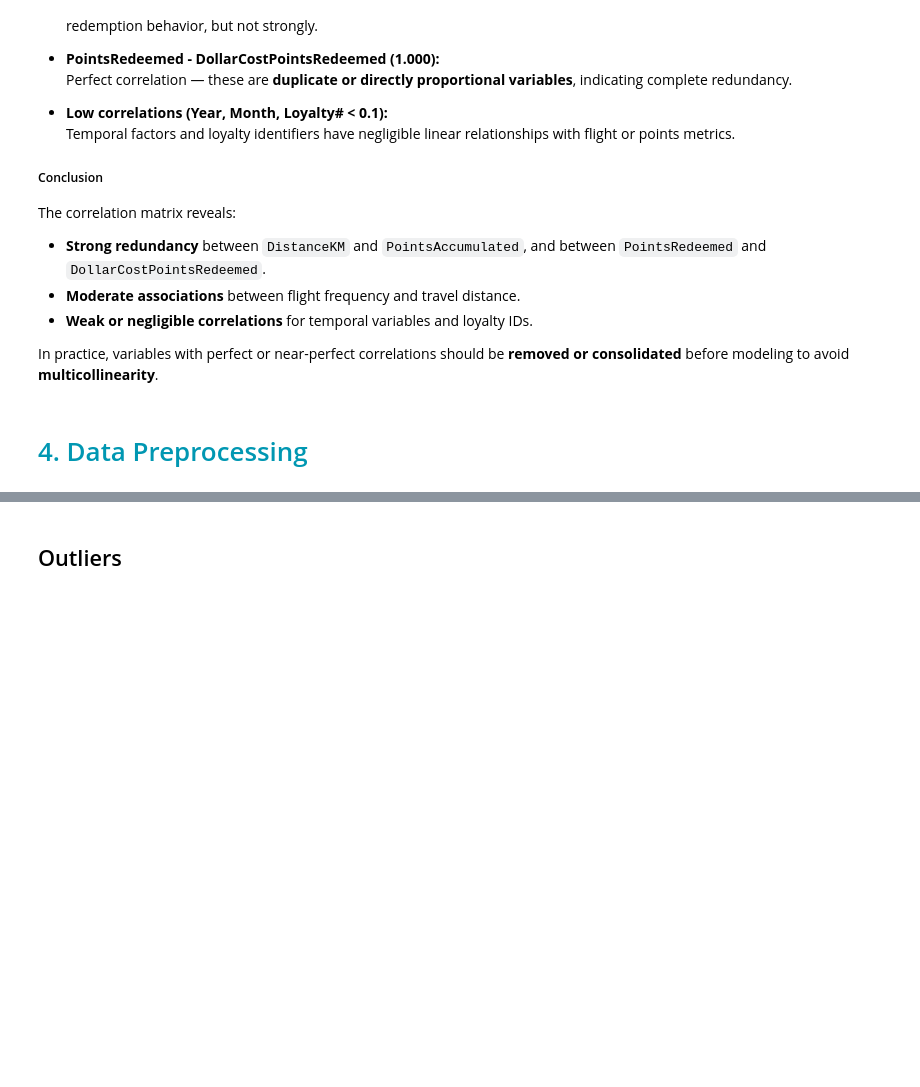
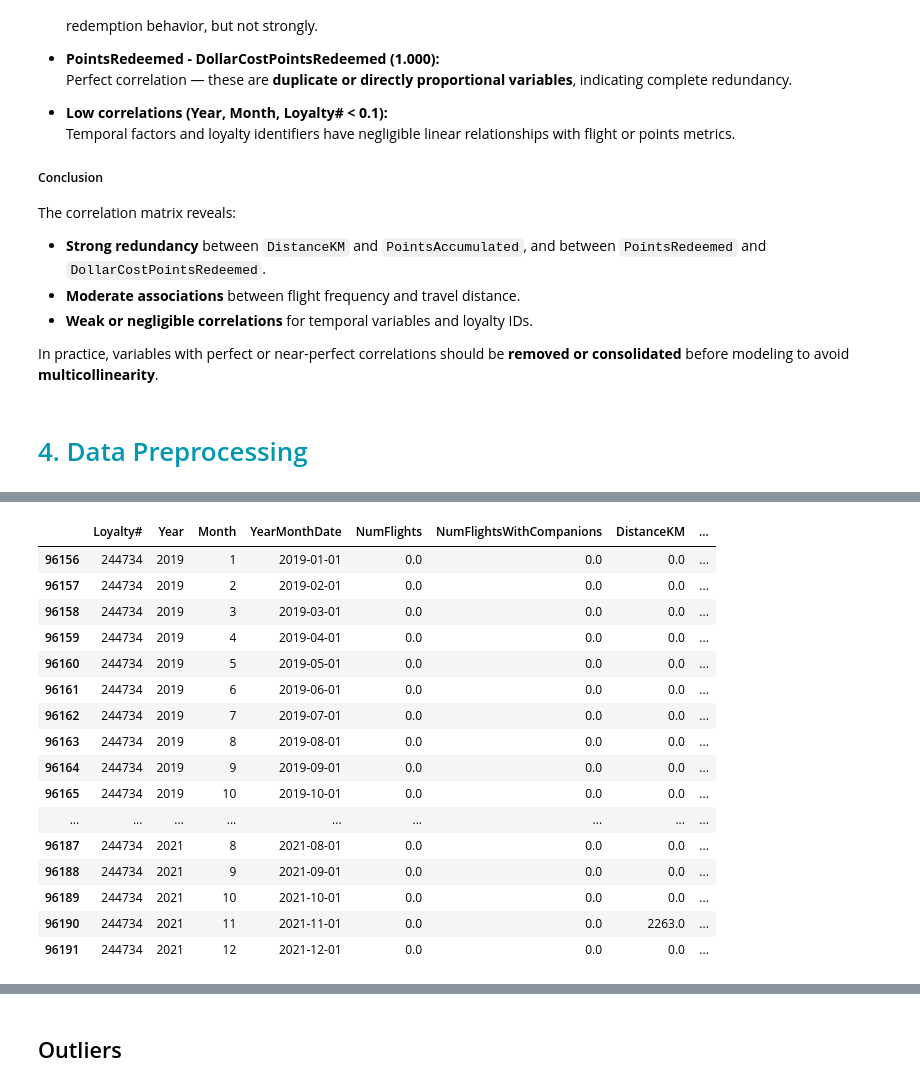
Before and after one commit to andrerangelferreira/DataMiningProject_AIAI_Group51, a Jupyter notebook: notebooks/Group51_EDA_Code.ipynb, the cells around one changed output, grey strips where cells are left out. Saved outputs shown, nothing was run; the diff lists cells and outputs as text; code cells hidden in the pictures; blank space fills up the shorter version.

```diff
--- a/notebooks/Group51_EDA_Code.ipynb
+++ b/notebooks/Group51_EDA_Code.ipynb
@@ -1000,0 +1072,3 @@ Number of duplicate rows in FlightsDB: 2903
+# %%
+df_flights['YearMonthDate'] = pd.to_datetime(df_flights['YearMonthDate'])
+df_flights.head(2)
@@ -1000,0 +1102,13 @@ Number of duplicate rows in FlightsDB: 2903
+# %%
+df_flights_clean = (
+    df_flights
+    .groupby(['Loyalty#', 'Year', 'Month', 'YearMonthDate'], as_index=False)
+    .agg({
+        'NumFlights': 'sum',
+        'NumFlightsWithCompanions': 'sum',
+        'DistanceKM': 'sum',
+        'PointsAccumulated': 'sum',
+        'PointsRedeemed': 'sum',
+        'DollarCostPointsRedeemed': 'sum'
+    })
+)
@@ -1000,0 +1401,20 @@ Number of duplicate rows in FlightsDB: 2903
+# %%
+df_flights_clean[df_flights_clean['Loyalty#']== 244734]
+# %% [output]
+|  | Loyalty# | Year | Month | YearMonthDate | NumFlights | NumFlightsWithCompanions | DistanceKM | ... |
+| 96156 | 244734 | 2019 | 1 | 2019-01-01 | 0.0 | 0.0 | 0.0 | ... |
+| 96157 | 244734 | 2019 | 2 | 2019-02-01 | 0.0 | 0.0 | 0.0 | ... |
+| 96158 | 244734 | 2019 | 3 | 2019-03-01 | 0.0 | 0.0 | 0.0 | ... |
+| 96159 | 244734 | 2019 | 4 | 2019-04-01 | 0.0 | 0.0 | 0.0 | ... |
+| 96160 | 244734 | 2019 | 5 | 2019-05-01 | 0.0 | 0.0 | 0.0 | ... |
+| 96161 | 244734 | 2019 | 6 | 2019-06-01 | 0.0 | 0.0 | 0.0 | ... |
+| 96162 | 244734 | 2019 | 7 | 2019-07-01 | 0.0 | 0.0 | 0.0 | ... |
+| 96163 | 244734 | 2019 | 8 | 2019-08-01 | 0.0 | 0.0 | 0.0 | ... |
+| 96164 | 244734 | 2019 | 9 | 2019-09-01 | 0.0 | 0.0 | 0.0 | ... |
+| 96165 | 244734 | 2019 | 10 | 2019-10-01 | 0.0 | 0.0 | 0.0 | ... |
+| ... | ... | ... | ... | ... | ... | ... | ... | ... |
+| 96187 | 244734 | 2021 | 8 | 2021-08-01 | 0.0 | 0.0 | 0.0 | ... |
+| 96188 | 244734 | 2021 | 9 | 2021-09-01 | 0.0 | 0.0 | 0.0 | ... |
+| 96189 | 244734 | 2021 | 10 | 2021-10-01 | 0.0 | 0.0 | 0.0 | ... |
+| 96190 | 244734 | 2021 | 11 | 2021-11-01 | 0.0 | 0.0 | 2263.0 | ... |
+| 96191 | 244734 | 2021 | 12 | 2021-12-01 | 0.0 | 0.0 | 0.0 | ... |
```
Also changed, not shown: parts of 128 cells of this notebook.
